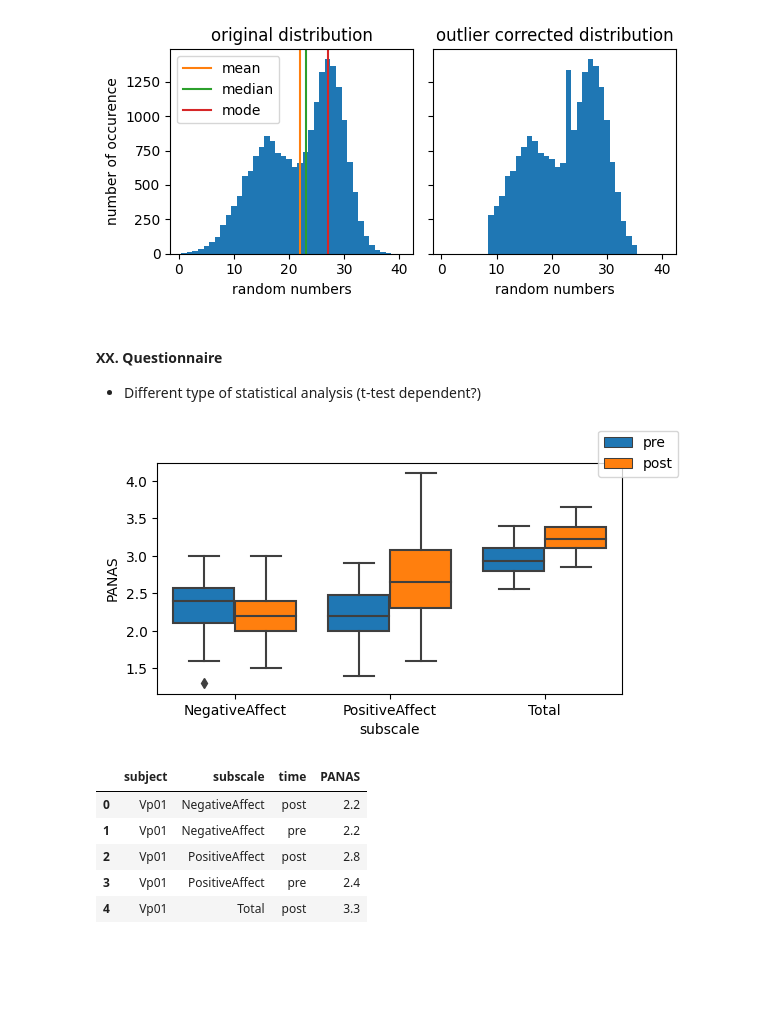
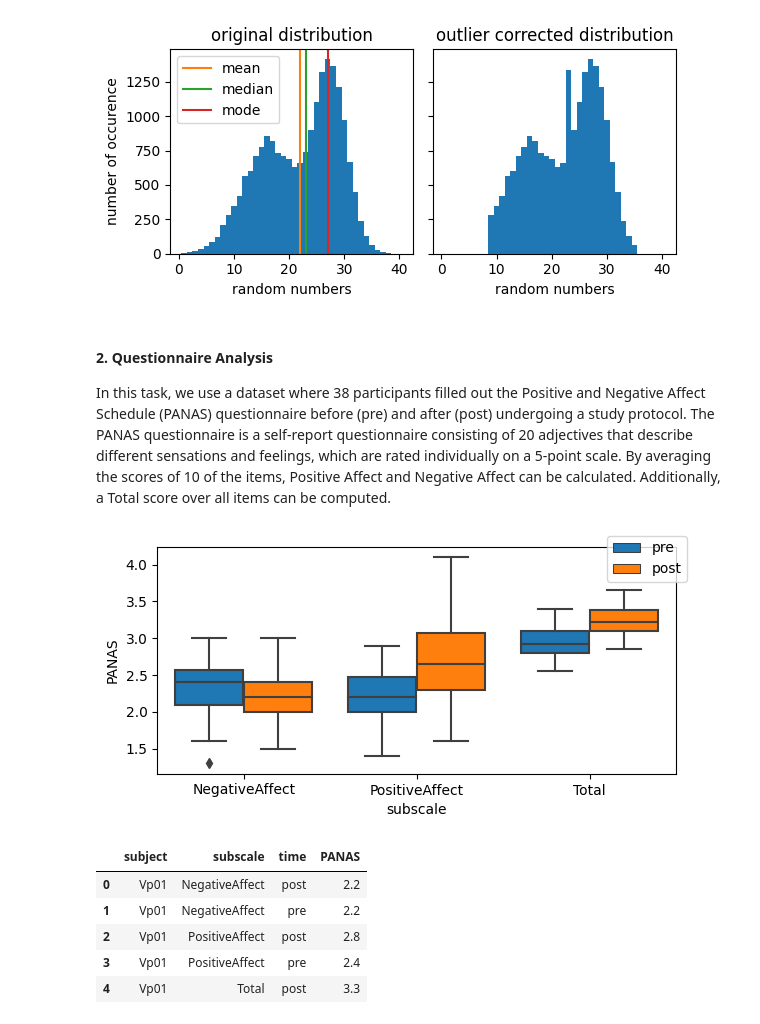
Before and after one commit to digikolleg-data-science-psychology/ads_exercise, a Jupyter notebook: course_directory/ads_exercise/source/08_statistics/08_statistics.ipynb, the cells around one changed output. Saved outputs shown, nothing was run; the diff lists cells and outputs as text; code cells hidden in the pictures; blank space fills up the shorter version.

```diff
--- a/course_directory/ads_exercise/source/08_statistics/08_statistics.ipynb
+++ b/course_directory/ads_exercise/source/08_statistics/08_statistics.ipynb
@@ -167,15 +152,14 @@ fig.tight_layout()
 # %% [output]
 [figure]
 # %% [markdown]
-#### XX. Questionnaire
-* Different type of statistical analysis (t-test dependent?)
+#### 2. Questionnaire Analysis
+In this task, we use a dataset where 38 participants filled out the Positive and Negative Affect Schedule (PANAS) questionnaire before (pre) and after (post) undergoing a study protocol. The PANAS questionnaire is a self-report questionnaire consisting of 20 adjectives that describe different sensations and feelings, which are rated individually on a 5-point scale. By averaging the scores of 10 of the items, Positive Affect and Negative Affect can be calculated. Additionally, a Total score over all items can be computed.
 # %%
 # run cell to load and visualize data
 data_panas = bp.example_data.get_stats_example()
 fig, ax = plt.subplots(figsize=(6, 3))
-bp.plotting.feature_boxplot(
-    data=data_panas, x="subscale", y="PANAS", hue="time", hue_order=["pre", "post"], ax=ax
-);
+bp.plotting.feature_boxplot(data=data_panas, x="subscale", y="PANAS", hue="time", hue_order=["pre", "post"], ax=ax)
+fig.tight_layout()
 # %% [output]
-[figure, old version]
+[figure, new version]
 # %%
```
Also changed, not shown: parts of 21 cells of this notebook.
